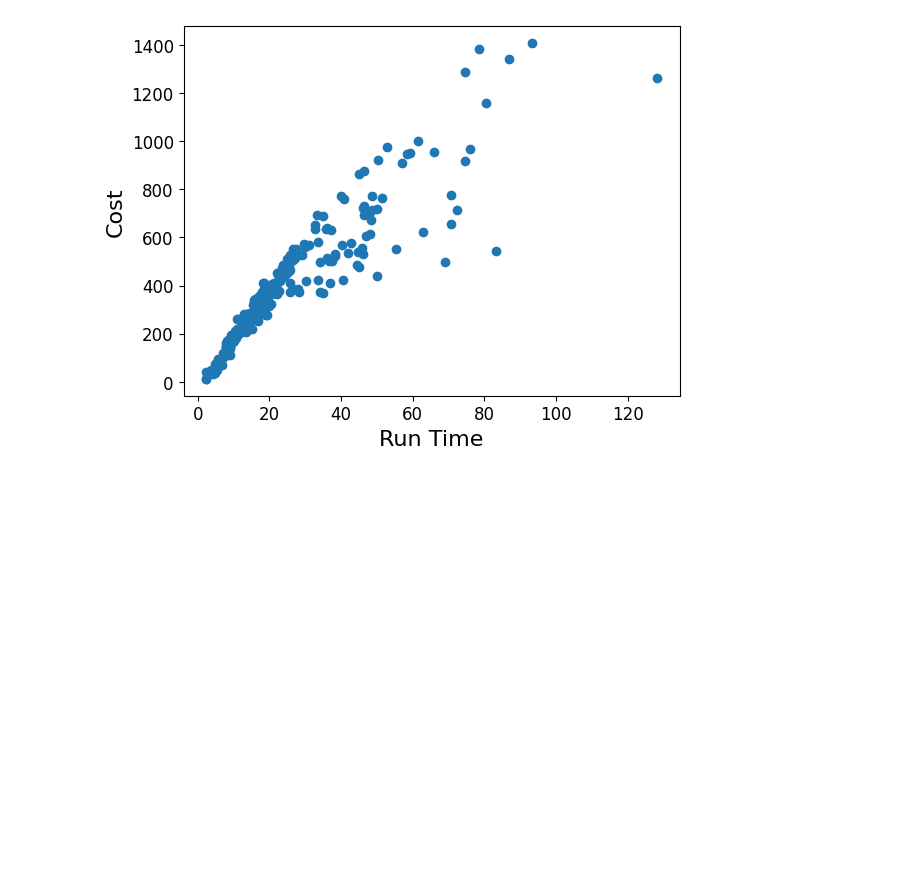
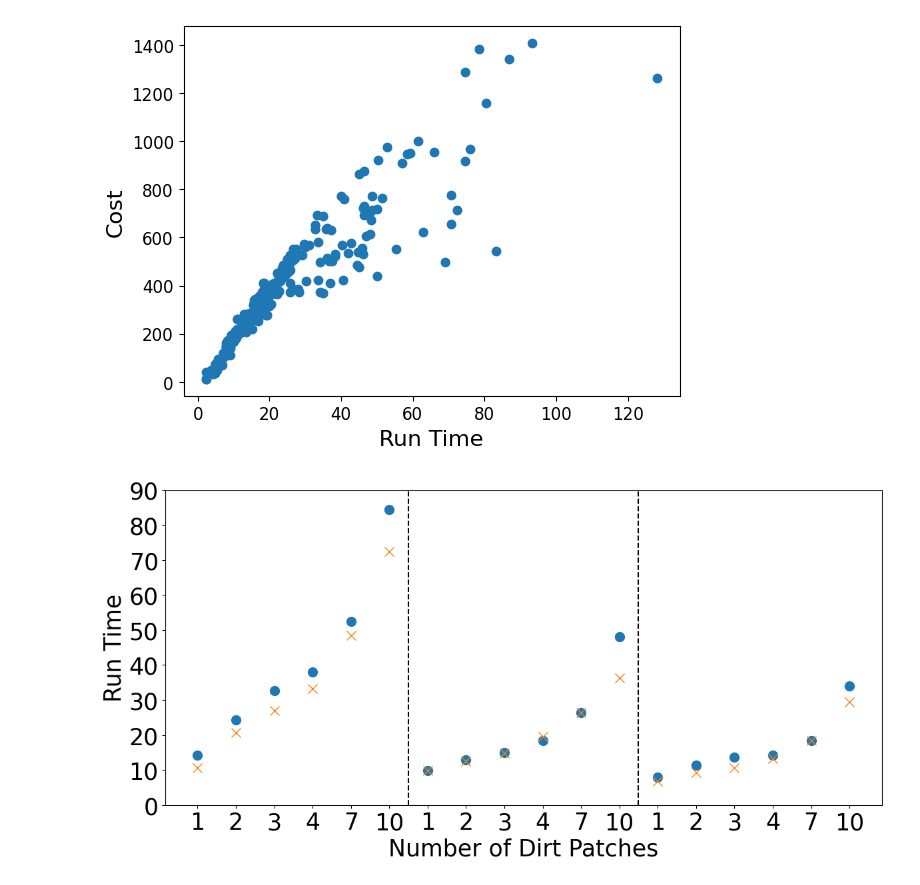
Before and after one commit to shoshosho3/multi_rrt_star_project, a Jupyter notebook: data_analysis_battery_mode.ipynb, the cells around one changed output. Cells and saved outputs as stored; diff of their text form; code cells hidden in the pictures; blank space fills up the shorter version.

```diff
--- a/data_analysis_battery_mode.ipynb
+++ b/data_analysis_battery_mode.ipynb
@@ -182,3 +182,61 @@ plt.savefig('plots/time_vs_price_battery.png')
 plt.show()
 # %% [output]
 [figure]
+# %%
+reg_data = pd.read_csv('controllers/my_ground/results_csvs/results.csv')
+reg_data['Robot Number'] = 5 - reg_data['Robot Number']
+reg_data['timeout'] = reg_data['Run Time'] > 600
+filtered_reg_data = reg_data[reg_data['Success'] == True]
+vert_filtered_reg_data = filtered_reg_data[filtered_reg_data['Run Time'] < 600]
+vert_filtered_reg_data = vert_filtered_reg_data[vert_filtered_reg_data['Robot Number'] < 4]
+vert_filtered_reg_data = vert_filtered_reg_data[vert_filtered_reg_data['Patch Number'].isin([1, 2, 3, 4, 7, 10])]
+# %%
+import matplotlib.pyplot as plt
+import matplotlib.cm as cm
+
+
+# Assuming 'data' is already loaded and processed
+run_time = (vert_filtered_data.groupby(['Robot Number', 'Patch Number'])['Run Time'].mean())
+reg_run_time = (vert_filtered_reg_data.groupby(['Robot Number', 'Patch Number'])['Run Time'].mean())
+
+# Generate a range of colors based on the length of success_rate
+colors = cm.Blues([s / 120 for s in run_time])
+
+# Extract patch numbers and robot numbers
+patch_numbers = run_time.index.get_level_values('Patch Number')
+robot_numbers = run_time.index.get_level_values('Robot Number')
+
+# Create the bar plot with the color mapping
+ax = run_time.plot(figsize=(12, 6), marker='o', linestyle='None', markersize=10)
+reg_run_time.plot(figsize=(12, 6), marker='x', linestyle='None', markersize=10)
+
+# Customize x-axis to show patch numbers under bars
+ax.set_xticks(range(len(patch_numbers)))  # Set the positions of x-ticks
+ax.set_xticklabels(patch_numbers, fontsize=25)  # Set labels to patch numbers
+ax.set_xlabel('Number of Dirt Patches', fontsize=25)  # Label for x-axis
+
+# Set labels and ticks for y-axis
+ax.set_ylabel('Run Time', fontsize=25)
+ax.set_yticks(ax.get_yticks())  # Set ticks explicitly
+ax.set_yticklabels([f'{int(tick)}' for tick in ax.get_yticks()], fontsize=25)  # Format y-ticks
+
+# Add vertical lines to separate robot numbers
+unique_robots = sorted(set(robot_numbers))
+robot_separators = [
+    sum(robot_numbers == robot) for robot in unique_robots[:-1]
+]  # Cumulative sum for separators
+cumulative_sum = 0
+for sep in robot_separators:
+    cumulative_sum += sep
+    ax.axvline(x=cumulative_sum - 0.5, color='black', linestyle='--')
+
+
+# ax.text(0.5, 0.5, 'matplotlib', horizontalalignment='center',
+#      verticalalignment='center', transform=ax.transAxes, color='black')
+
+# Adjust layout and save
+plt.tight_layout()
+plt.savefig('plots/run_time_with_labels_battery.png')
+plt.show()
+# %% [output]
+[figure, added]
```
Also changed, not shown: 8 other files.
